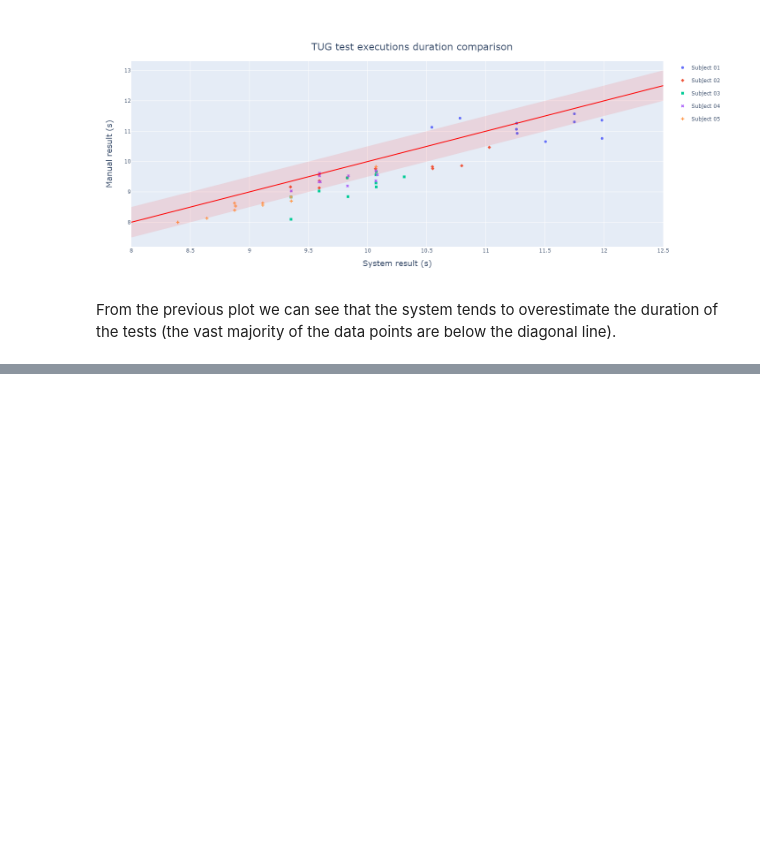
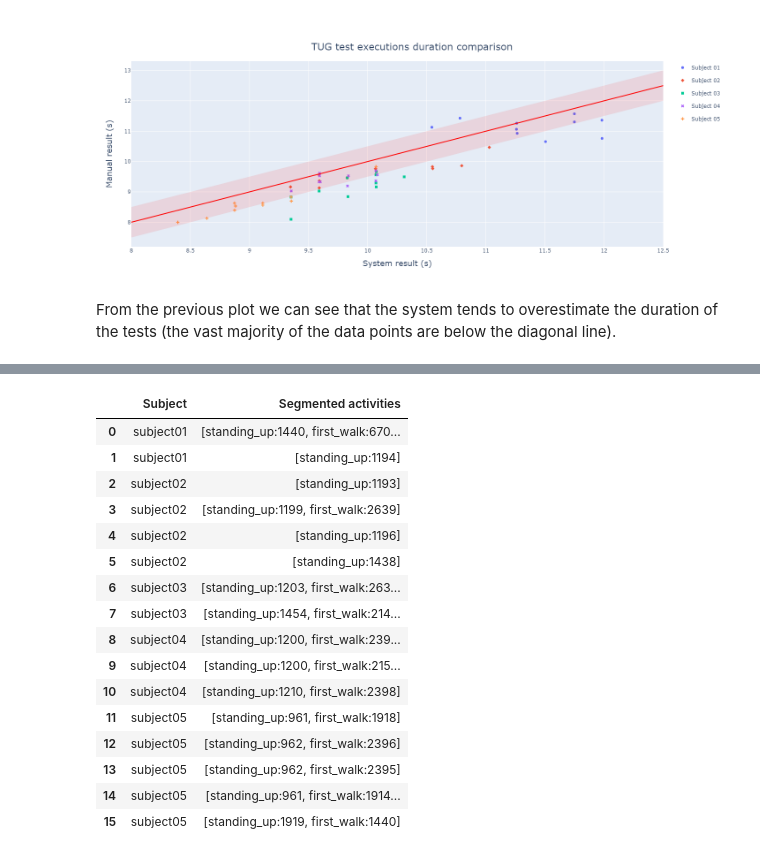
Before and after one commit to matey97/TugTestAnalytics, a Jupyter notebook: results-evaluation.ipynb, the cells around one changed output, grey strips where cells are left out. Drawn from its saved outputs; the diff is of its cells as text; code cells hidden in the pictures; blank space fills up the shorter version.

Commit message:
Add automatic test end detection and failures analysis

```diff
--- a/results-evaluation.ipynb
+++ b/results-evaluation.ipynb
@@ -181,6 +220,18 @@ def to_total_duration_df(app_results, man_results):
     return pd.DataFrame(array, columns=['Subject', 'App result', 'Manual result'])
 
 
+def to_app_failures_df(app_failures):
+    array = []
+    for subject_id, failures in app_failures.items():
+        for failure in failures:
+            duration, *others = failure.keys()
+            activities = ["{0}:{1}".format(key, failure[key]) for key in others]
+            array.append([subject_id, activities])
+
+    return pd.DataFrame(array, columns=['Subject', 'Segmented activities'])
+
+
+
 def format_subject_id(subject_id):
     id_parts = subject_id.split('0')
     return "{0} 0{1}".format(id_parts[0].capitalize(), id_parts[1])
@@ -278,0 +368,22 @@ fig.write_image("IMAGES/duration_comparison.pdf")
+# %%
+failures_df = to_app_failures_df(app_failures)
+pd.set_option('display.max_colwidth', None)
+failures_df
+# %% [output]
+|  | Subject | Segmented activities |
+| 0 | subject01 | [standing_up:1440, first_walk:670... |
+| 1 | subject01 | [standing_up:1194] |
+| 2 | subject02 | [standing_up:1193] |
+| 3 | subject02 | [standing_up:1199, first_walk:2639] |
+| 4 | subject02 | [standing_up:1196] |
+| 5 | subject02 | [standing_up:1438] |
+| 6 | subject03 | [standing_up:1203, first_walk:263... |
+| 7 | subject03 | [standing_up:1454, first_walk:214... |
+| 8 | subject04 | [standing_up:1200, first_walk:239... |
+| 9 | subject04 | [standing_up:1200, first_walk:215... |
+| 10 | subject04 | [standing_up:1210, first_walk:2398] |
+| 11 | subject05 | [standing_up:961, first_walk:1918] |
+| 12 | subject05 | [standing_up:962, first_walk:2396] |
+| 13 | subject05 | [standing_up:962, first_walk:2395] |
+| 14 | subject05 | [standing_up:961, first_walk:1914... |
+| 15 | subject05 | [standing_up:1919, first_walk:1440] |
```
Also changed, not shown: parts of 22 cells of this notebook, 3 other files.
